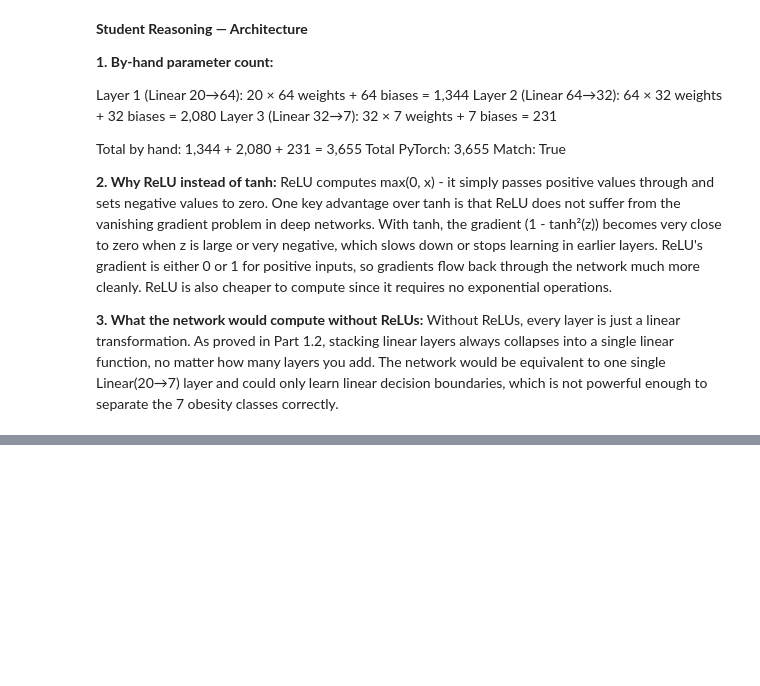
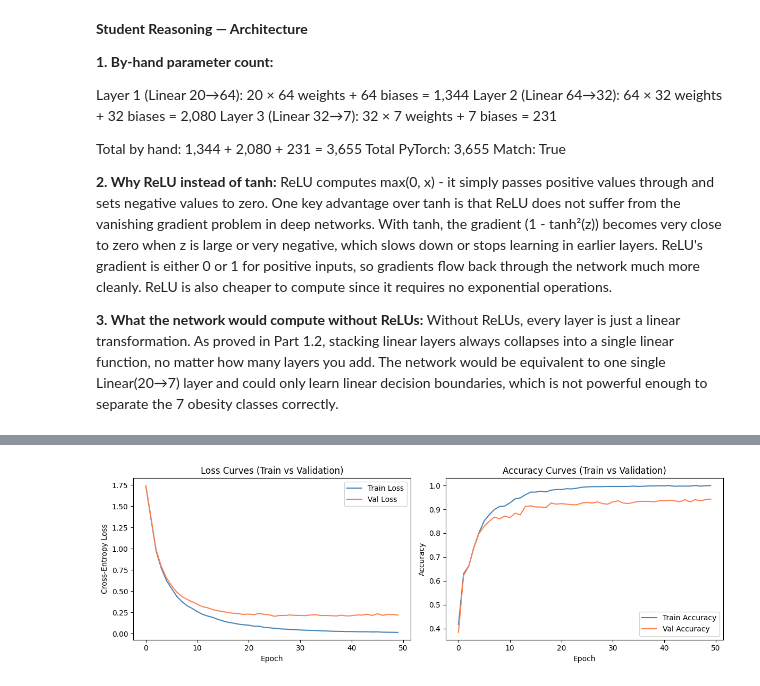
Before and after one commit to Louisa-Lois/lab-3-feedforward-networks, a Jupyter notebook: lab_3 .ipynb, the cells around one changed output, grey strips where cells are left out. Drawn from its saved outputs; the diff is of its cells as text; code cells hidden in the pictures; blank space fills up the shorter version.

Commit message:
Complete Part 2.3: Implement the training loop

```diff
--- a/lab_3 .ipynb
+++ b/lab_3 .ipynb
@@ -681,0 +684,90 @@ separate the 7 obesity classes correctly.
+# %%
+# Part 2.3: The training loop
+
+# Loss function and optimizer
+criterion = nn.CrossEntropyLoss()
+optimizer = torch.optim.Adam(model.parameters(), lr=1e-3)
+
+# History tracking
+history = {
+    'train_loss': [], 'val_loss': [],
+    'train_acc':  [], 'val_acc':  []
+}
+
+best_val_acc  = 0.0
+EPOCHS        = 50
+
+# Helper: evaluate on a full dataset (no gradient needed)
+def evaluate(loader):
+    model.eval()
+    total_loss, correct, total = 0.0, 0, 0
+    with torch.no_grad():
+        for xb, yb in loader:
+            xb, yb   = xb.to(DEVICE), yb.to(DEVICE)
+            logits   = model(xb)
+            loss     = criterion(logits, yb)
+            total_loss += loss.item() * len(yb)
+            preds    = logits.argmax(dim=1)
+            correct  += (preds == yb).sum().item()
+            total    += len(yb)
+    return total_loss / total, correct / total
+
+# Training loop
+for epoch in range(1, EPOCHS + 1):
+
+    # Training phase
+    model.train()
+    for xb, yb in train_loader:
+        xb, yb = xb.to(DEVICE), yb.to(DEVICE)
+
+        optimizer.zero_grad()              # clear old gradients
+        logits = model(xb)                 # forward pass
+        loss   = criterion(logits, yb)     # compute loss
+        loss.backward()                    # backprop: compute gradients
+        optimizer.step()                   # update weights
+
+    # Evaluation phase
+    train_loss, train_acc = evaluate(train_loader)
+    val_loss,   val_acc   = evaluate(val_loader)
+
+    history['train_loss'].append(train_loss)
+    history['val_loss'].append(val_loss)
+    history['train_acc'].append(train_acc)
+    history['val_acc'].append(val_acc)
+
+    # Save best model
+    if val_acc > best_val_acc:
+        best_val_acc = val_acc
+        torch.save(model.state_dict(), "ffn_best.pt")
+
+    # One-line summary per epoch
+    print(f"Epoch {epoch:3d}/{EPOCHS} | "
+          f"Train Loss: {train_loss:.4f}  Train Acc: {train_acc:.4f} | "
+          f"Val Loss:   {val_loss:.4f}  Val Acc:   {val_acc:.4f}")
+
+print(f"\nBest validation accuracy: {best_val_acc:.4f}")
+print("Best model saved to ffn_best.pt")
+
+# --- Plot loss curves ---
+plt.figure(figsize=(12, 4))
+
+plt.subplot(1, 2, 1)
+plt.plot(history['train_loss'], color='steelblue', label='Train Loss')
+plt.plot(history['val_loss'],   color='coral',     label='Val Loss')
+plt.title('Loss Curves (Train vs Validation)')
+plt.xlabel('Epoch')
+plt.ylabel('Cross-Entropy Loss')
+plt.legend()
+
+# --- Plot accuracy curves ---
+plt.subplot(1, 2, 2)
+plt.plot(history['train_acc'], color='steelblue', label='Train Accuracy')
+plt.plot(history['val_acc'],   color='coral',     label='Val Accuracy')
+plt.title('Accuracy Curves (Train vs Validation)')
+plt.xlabel('Epoch')
+plt.ylabel('Accuracy')
+plt.legend()
+
+plt.tight_layout()
+plt.show()
+# %% [output]
@@ -681,0 +791 @@ separate the 7 obesity classes correctly.
+[figure, added]
```
Also changed, not shown: parts of 3 cells of this notebook.
